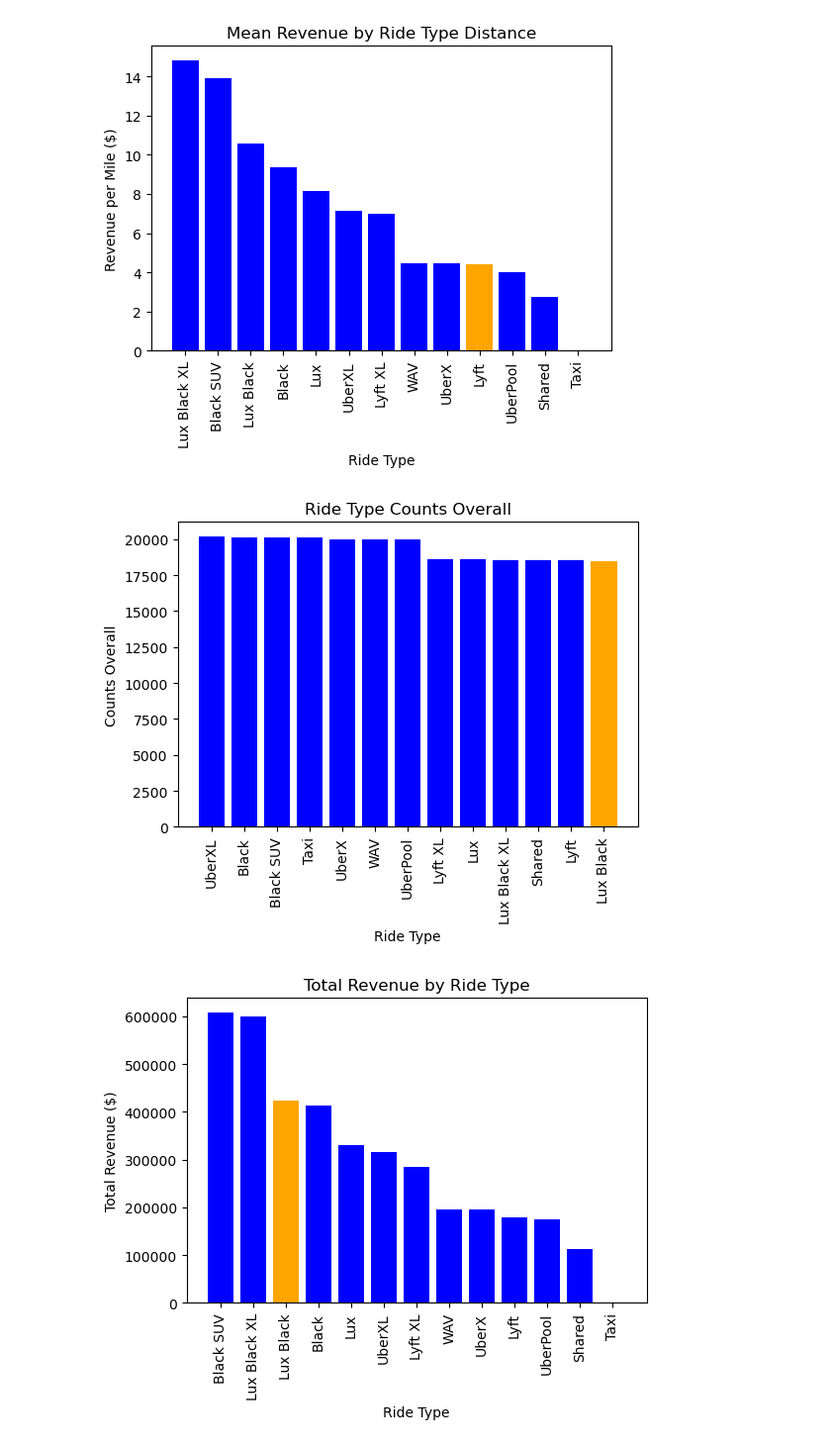
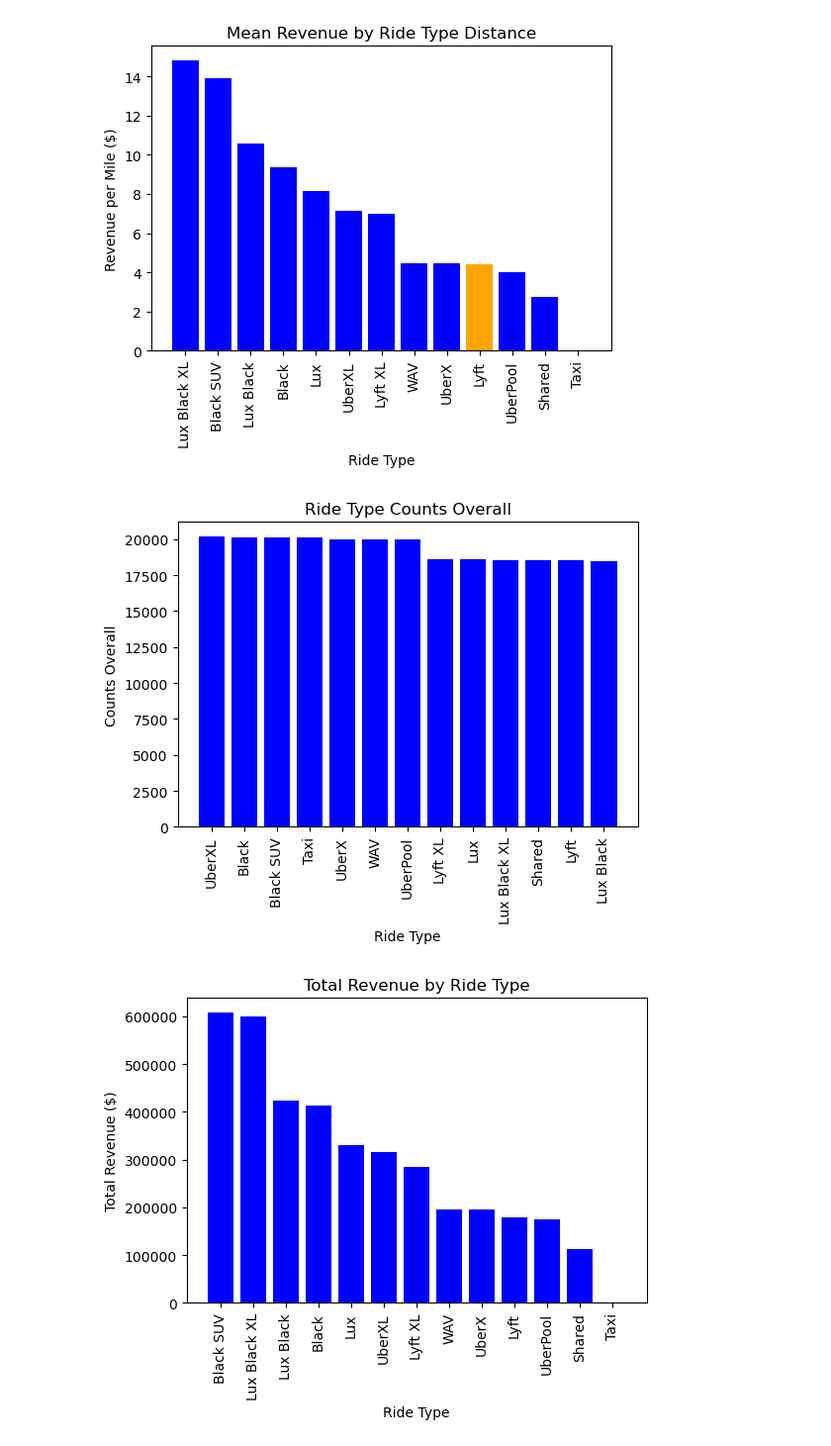
Before and after one commit to marnaji/Project-1, a Jupyter notebook: main.ipynb, the cells around one changed output. Shown at 99% size. Saved outputs shown, nothing was run; the diff lists cells and outputs as text; code cells hidden in the pictures.

```diff
--- a/main.ipynb
+++ b/main.ipynb
@@ -2949,35 +2949,35 @@ mean_revenue_by_distance = {
 	"Taxi": 0.00  # New ride type
 }
 
 # Create the first bar chart (Ride type counts overall)
 plt.figure(figsize=(6, 4))
-colors = ['orange' if k == 'Lux Black' else 'blue' for k in ride_type_counts.keys()]
+colors = ['blue' if k == 'Lyft' else 'blue' for k in ride_type_counts.keys()]
 plt.bar(ride_type_counts.keys(), ride_type_counts.values(), color=colors)
 plt.xlabel('Ride Type')
 plt.ylabel('Counts Overall')
 plt.title('Ride Type Counts Overall')
 plt.xticks(rotation=90)
 plt.show()
 
 # Create the second bar chart (Total revenue by ride type)
 plt.figure(figsize=(6, 4))
-colors = ['orange' if k == 'Lux Black' else 'blue' for k in total_revenue.keys()]
+colors = ['blue' if k == 'Lyft' else 'blue' for k in total_revenue.keys()]
 plt.bar(total_revenue.keys(), total_revenue.values(), color=colors)
 plt.xlabel('Ride Type')
 plt.ylabel('Total Revenue ($)')
 plt.title('Total Revenue by Ride Type')
 plt.xticks(rotation=90)
 plt.show()
 
 # Create the third bar chart (Mean revenue by ride type distance)
 plt.figure(figsize=(6, 4))
-colors = ['orange' if k == 'Lux Black' else 'blue' for k in mean_revenue_by_distance.keys()]
+colors = ['blue' if k == 'Lyft' else 'blue' for k in mean_revenue_by_distance.keys()]
 plt.bar(mean_revenue_by_distance.keys(), mean_revenue_by_distance.values(), color=colors)
 plt.xlabel('Ride Type')
 plt.ylabel('Revenue per Mile ($)')
 plt.title('Mean Revenue by Ride Type Distance')
 plt.xticks(rotation=90)
 plt.show()
 # %% [output]
-[figure, old version]
+[figure, new version]
-[figure, old version]
+[figure, new version]
```
Also changed, not shown: parts of 4 cells of this notebook.
